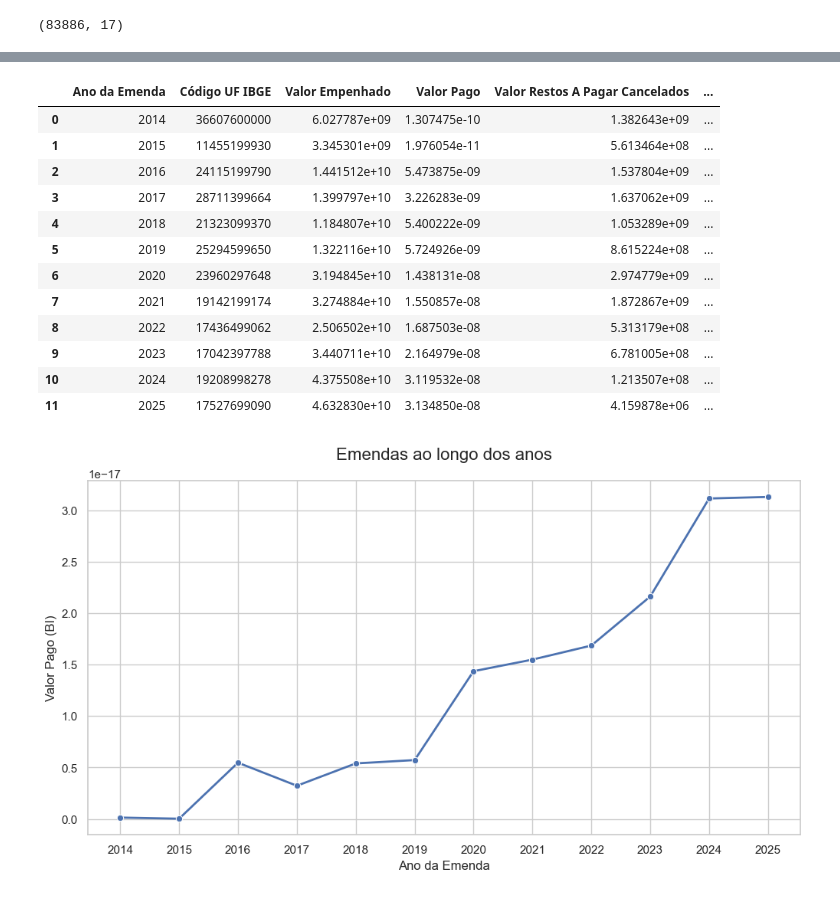
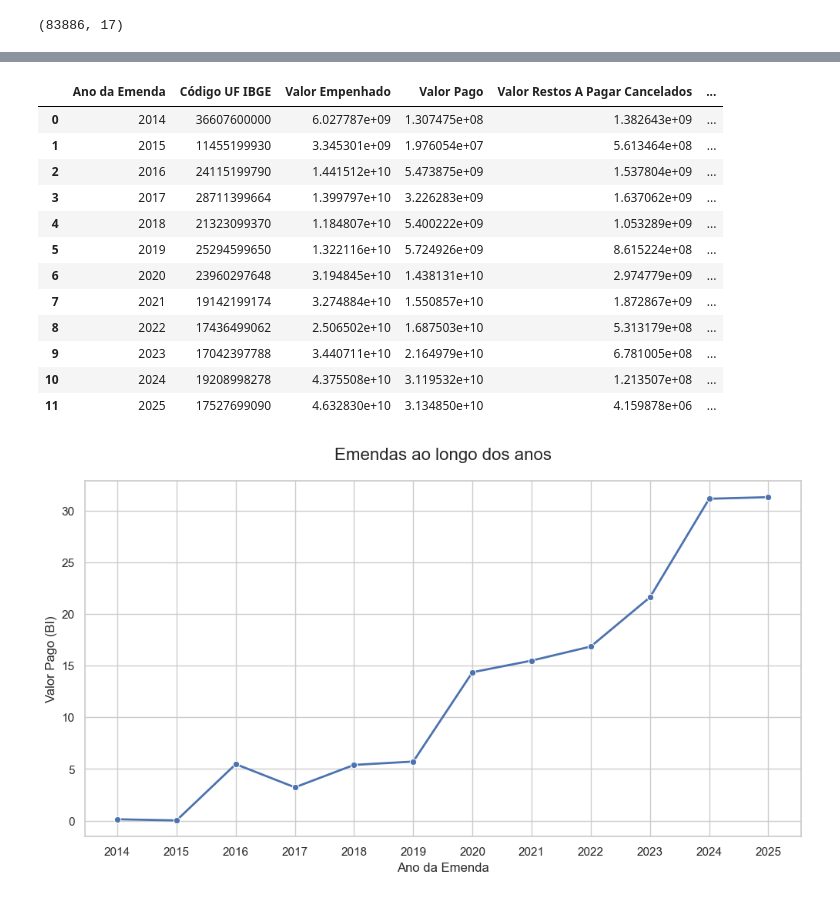
Before and after one commit to davimoreiraa/Analise_Emendas_Parlamentares, a Jupyter notebook: cleaning.ipynb, the cells around one changed output, grey strips where cells are left out. Saved outputs shown, nothing was run; the diff lists cells and outputs as text; code cells hidden in the pictures.

Commit message:
update graphics

```diff
--- a/cleaning.ipynb
+++ b/cleaning.ipynb
@@ -128,51 +118,45 @@ Passing `palette` without assigning `hue` is deprecated and will be removed in v
   grafico = sns.barplot(
 [figure]
 # %%
+# excluindo o ano 2026 p/ não prejudicar o gráfico
 total_por_ano = total_por_ano.loc[total_por_ano["Ano da Emenda"] != "2026"]
-
-# excluindo o ano 2026 p/ não prejudicar o gráfico
-emendas = emendas.loc[emendas['UF'] != 'Múltiplos']
-
-display(total_por_ano)
 
 # transformando em bilhao
 total_por_ano["Valor Pago"] = total_por_ano["Valor Pago"] / 1000000000
 
-
 # definindo visual
 sns.set_theme(style="whitegrid")
 plt.figure(figsize=(12, 6))
-
 
 grafico = sns.lineplot(
     data=total_por_ano,
     x='Ano da Emenda',
     y='Valor Pago',
     marker='o',
     linewidth=2
 )
 
 plt.title('Emendas ao longo dos anos', fontsize=16, pad=20)
 plt.xlabel('Ano da Emenda', fontsize=12)
 plt.ylabel('Valor Pago (BI)', fontsize=12)
 
 #salvando
 # plt.savefig('grafico_emendas_uf.png', bbox_inches='tight', dpi=300)
 
 plt.show()
 plt.close()
 # %% [output]
 |  | Ano da Emenda | Código UF IBGE | Valor Empenhado | Valor Pago | Valor Restos A Pagar Cancelados | ... |
-| 0 | 2014 | 36607600000 | 6.027787e+09 | 1.307475e-10 | 1.382643e+09 | ... |
-| 1 | 2015 | 11455199930 | 3.345301e+09 | 1.976054e-11 | 5.613464e+08 | ... |
-| 2 | 2016 | 24115199790 | 1.441512e+10 | 5.473875e-09 | 1.537804e+09 | ... |
-| 3 | 2017 | 28711399664 | 1.399797e+10 | 3.226283e-09 | 1.637062e+09 | ... |
-| 4 | 2018 | 21323099370 | 1.184807e+10 | 5.400222e-09 | 1.053289e+09 | ... |
-| 5 | 2019 | 25294599650 | 1.322116e+10 | 5.724926e-09 | 8.615224e+08 | ... |
-| 6 | 2020 | 23960297648 | 3.194845e+10 | 1.438131e-08 | 2.974779e+09 | ... |
-| 7 | 2021 | 19142199174 | 3.274884e+10 | 1.550857e-08 | 1.872867e+09 | ... |
-| 8 | 2022 | 17436499062 | 2.506502e+10 | 1.687503e-08 | 5.313179e+08 | ... |
-| 9 | 2023 | 17042397788 | 3.440711e+10 | 2.164979e-08 | 6.781005e+08 | ... |
-| 10 | 2024 | 19208998278 | 4.375508e+10 | 3.119532e-08 | 1.213507e+08 | ... |
-| 11 | 2025 | 17527699090 | 4.632830e+10 | 3.134850e-08 | 4.159878e+06 | ... |
+| 0 | 2014 | 36607600000 | 6.027787e+09 | 1.307475e+08 | 1.382643e+09 | ... |
+| 1 | 2015 | 11455199930 | 3.345301e+09 | 1.976054e+07 | 5.613464e+08 | ... |
+| 2 | 2016 | 24115199790 | 1.441512e+10 | 5.473875e+09 | 1.537804e+09 | ... |
+| 3 | 2017 | 28711399664 | 1.399797e+10 | 3.226283e+09 | 1.637062e+09 | ... |
+| 4 | 2018 | 21323099370 | 1.184807e+10 | 5.400222e+09 | 1.053289e+09 | ... |
+| 5 | 2019 | 25294599650 | 1.322116e+10 | 5.724926e+09 | 8.615224e+08 | ... |
+| 6 | 2020 | 23960297648 | 3.194845e+10 | 1.438131e+10 | 2.974779e+09 | ... |
+| 7 | 2021 | 19142199174 | 3.274884e+10 | 1.550857e+10 | 1.872867e+09 | ... |
+| 8 | 2022 | 17436499062 | 2.506502e+10 | 1.687503e+10 | 5.313179e+08 | ... |
+| 9 | 2023 | 17042397788 | 3.440711e+10 | 2.164979e+10 | 6.781005e+08 | ... |
+| 10 | 2024 | 19208998278 | 4.375508e+10 | 3.119532e+10 | 1.213507e+08 | ... |
+| 11 | 2025 | 17527699090 | 4.632830e+10 | 3.134850e+10 | 4.159878e+06 | ... |
-[figure, old version]
+[figure, new version]
```
Also changed, not shown: parts of 2 cells of this notebook.
